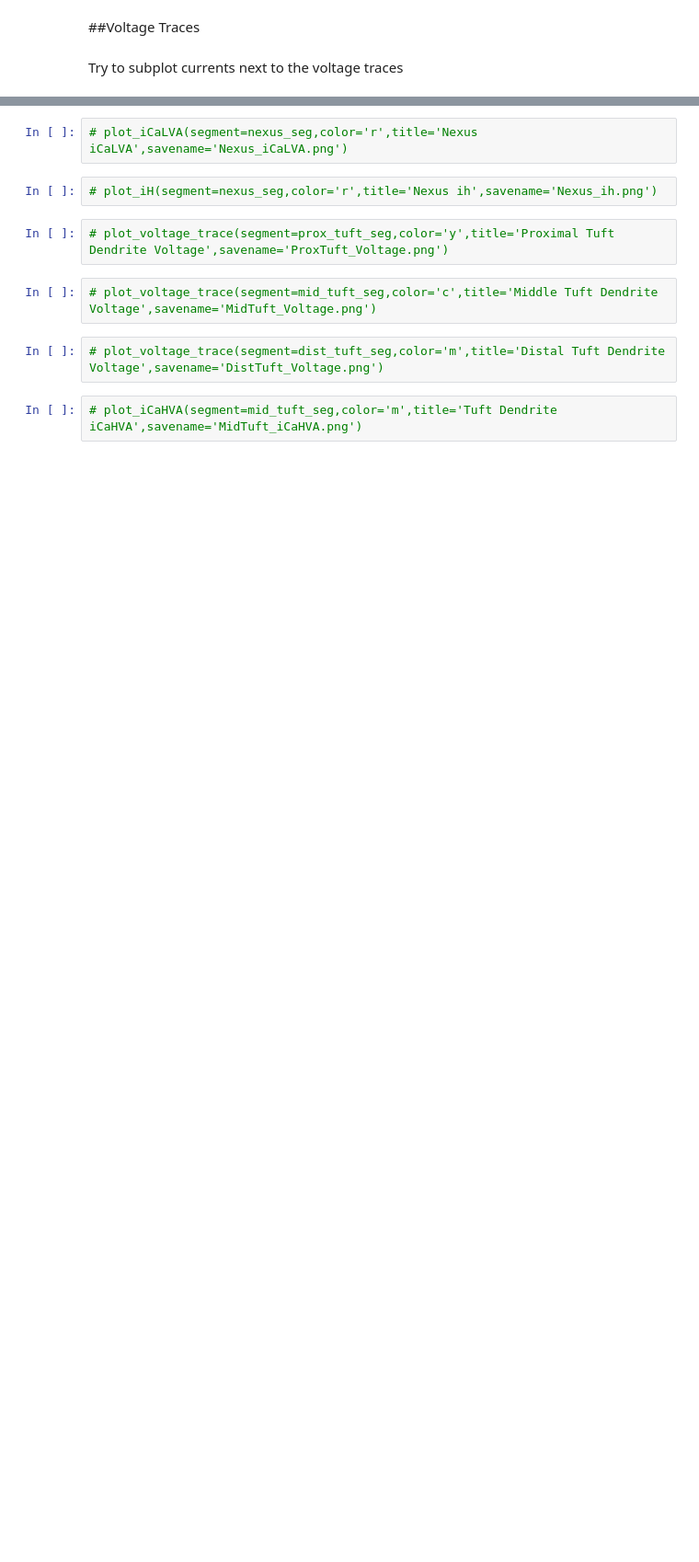
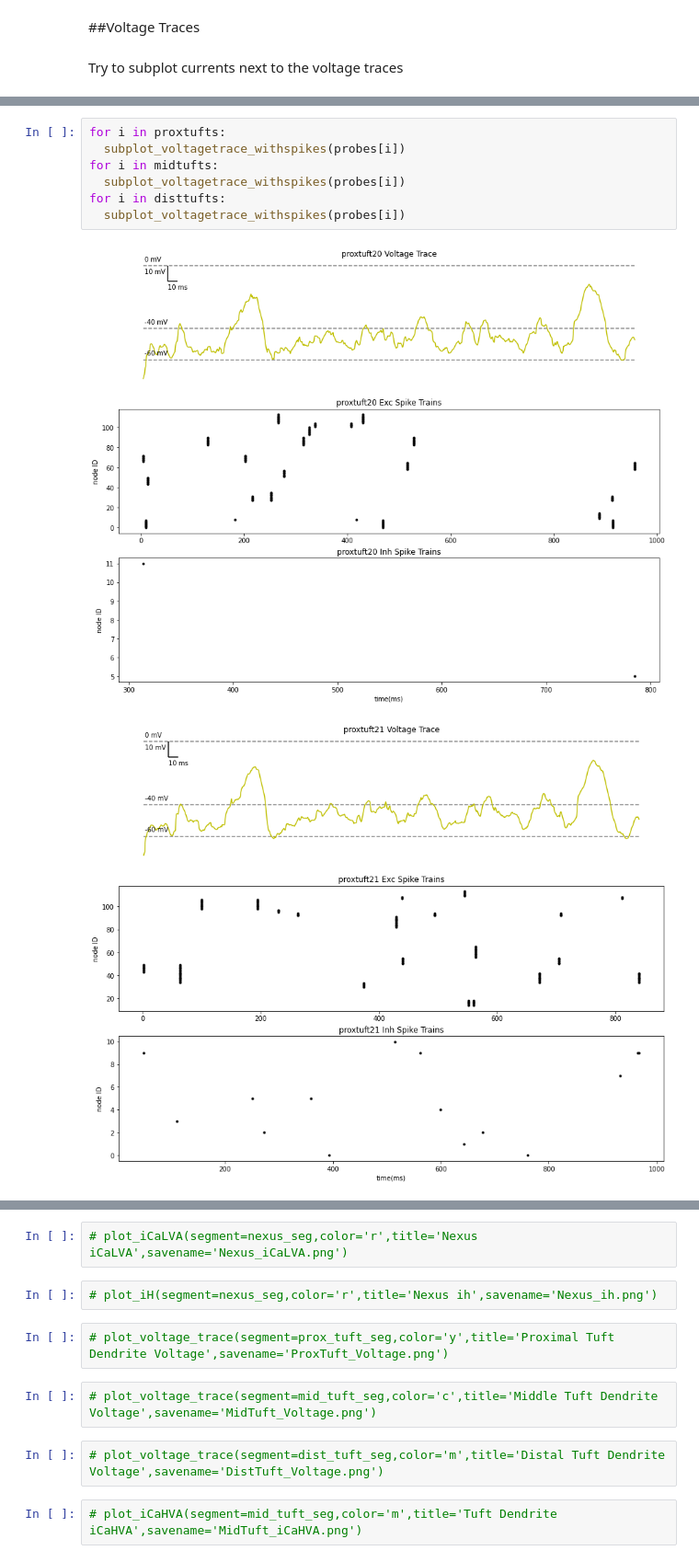
Before and after one commit to davidfague/Stylized-ReducedOrder-L5-Model, a Jupyter notebook: SROL5.ipynb, the cells around one changed output, grey strips where cells are left out. Shown at 92% size. Saved outputs shown, nothing was run; the diff lists cells and outputs as text; blank space fills up the shorter version.

```diff
--- a/SROL5.ipynb
+++ b/SROL5.ipynb
@@ -2384,0 +2433,10 @@ print(sec_list)
+# %%
+for i in proxtufts:
+  subplot_voltagetrace_withspikes(probes[i])
+for i in midtufts:
+  subplot_voltagetrace_withspikes(probes[i])
+for i in disttufts:
+  subplot_voltagetrace_withspikes(probes[i])
+# %% [output]
+[figure, added]
+[figure, added]
```
Also changed, not shown: parts of 56 cells of this notebook.
